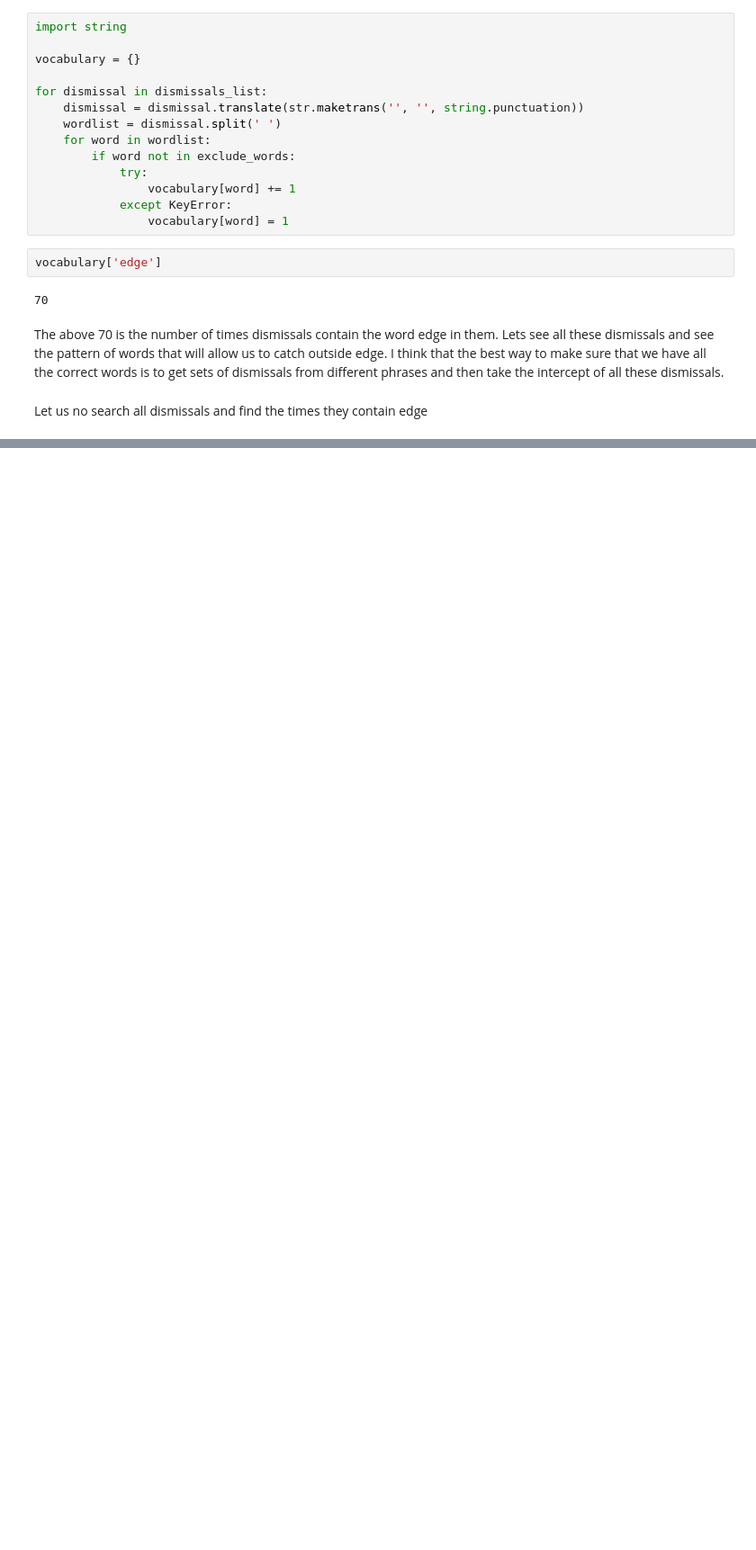
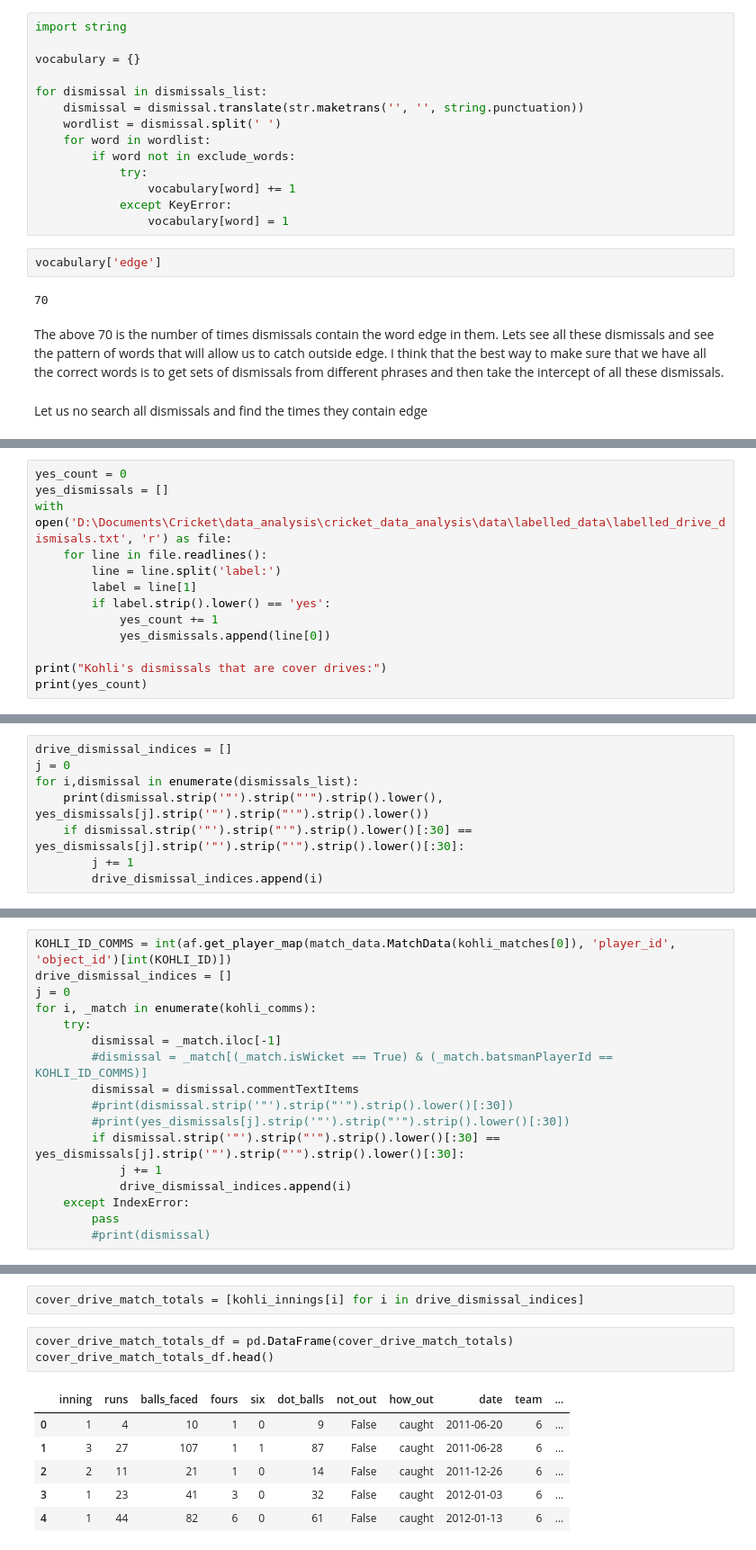
Before and after one commit to abhiramjoshi/cricket_analysis, a Jupyter notebook: codebase/Kohli/how_many_drives.ipynb, the cells around one changed output, grey strips where cells are left out. Shown at 90% size. Drawn from its saved outputs; the diff is of its cells as text; blank space fills up the shorter version.

Commit message:
kohli cover drive analysis

```diff
--- a/codebase/Kohli/how_many_drives.ipynb
+++ b/codebase/Kohli/how_many_drives.ipynb
@@ -343,0 +356,13 @@ edge_dismissals[1]
+# %%
+yes_count = 0
+yes_dismissals = []
+with open('D:\Documents\Cricket\data_analysis\cricket_data_analysis\data\labelled_data\labelled_drive_dismisals.txt', 'r') as file:
+    for line in file.readlines():
+        line = line.split('label:')
+        label = line[1]
+        if label.strip().lower() == 'yes':
+            yes_count += 1
+            yes_dismissals.append(line[0])
+
+print("Kohli's dismissals that are cover drives:")
+print(yes_count)
@@ -343,0 +380,8 @@ edge_dismissals[1]
+# %%
+drive_dismissal_indices = []
+j = 0
+for i,dismissal in enumerate(dismissals_list):
+    print(dismissal.strip('"').strip("'").strip().lower(), yes_dismissals[j].strip('"').strip("'").strip().lower())
+    if dismissal.strip('"').strip("'").strip().lower()[:30] == yes_dismissals[j].strip('"').strip("'").strip().lower()[:30]:
+        j += 1
+        drive_dismissal_indices.append(i)
@@ -343,0 +406,17 @@ edge_dismissals[1]
+# %%
+KOHLI_ID_COMMS = int(af.get_player_map(match_data.MatchData(kohli_matches[0]), 'player_id', 'object_id')[int(KOHLI_ID)])
+drive_dismissal_indices = []
+j = 0
+for i, _match in enumerate(kohli_comms):
+    try:
+        dismissal = _match.iloc[-1]
+        #dismissal = _match[(_match.isWicket == True) & (_match.batsmanPlayerId == KOHLI_ID_COMMS)]
+        dismissal = dismissal.commentTextItems
+        #print(dismissal.strip('"').strip("'").strip().lower()[:30])
+        #print(yes_dismissals[j].strip('"').strip("'").strip().lower()[:30])
+        if dismissal.strip('"').strip("'").strip().lower()[:30] == yes_dismissals[j].strip('"').strip("'").strip().lower()[:30]:
+            j += 1
+            drive_dismissal_indices.append(i)
+    except IndexError:
+        pass
+        #print(dismissal)
@@ -343,0 +478,12 @@ edge_dismissals[1]
+# %%
+cover_drive_match_totals = [kohli_innings[i] for i in drive_dismissal_indices]
+# %%
+cover_drive_match_totals_df = pd.DataFrame(cover_drive_match_totals)
+cover_drive_match_totals_df.head()
+# %% [output]
+|  | inning | runs | balls_faced | fours | six | dot_balls | not_out | how_out | date | team | ... |
+| 0 | 1 | 4 | 10 | 1 | 0 | 9 | False | caught | 2011-06-20 | 6 | ... |
+| 1 | 3 | 27 | 107 | 1 | 1 | 87 | False | caught | 2011-06-28 | 6 | ... |
+| 2 | 2 | 11 | 21 | 1 | 0 | 14 | False | caught | 2011-12-26 | 6 | ... |
+| 3 | 1 | 23 | 41 | 3 | 0 | 32 | False | caught | 2012-01-03 | 6 | ... |
+| 4 | 1 | 44 | 82 | 6 | 0 | 61 | False | caught | 2012-01-13 | 6 | ... |
```
Also changed, not shown: parts of 25 cells of this notebook.
